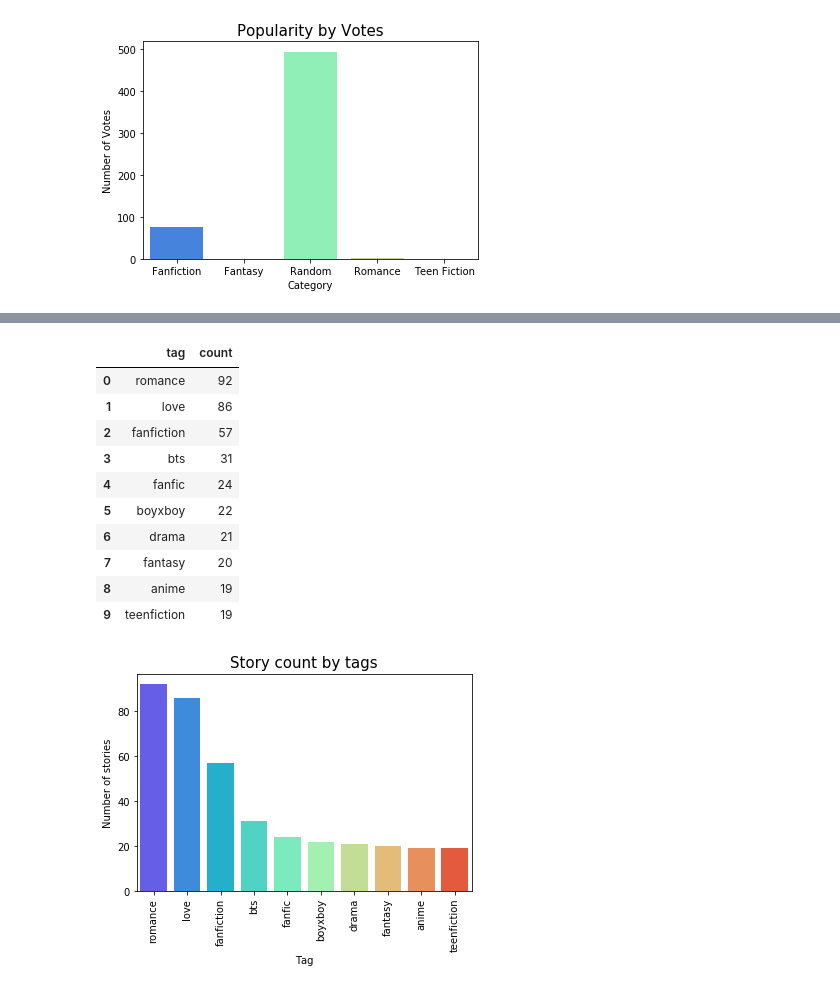
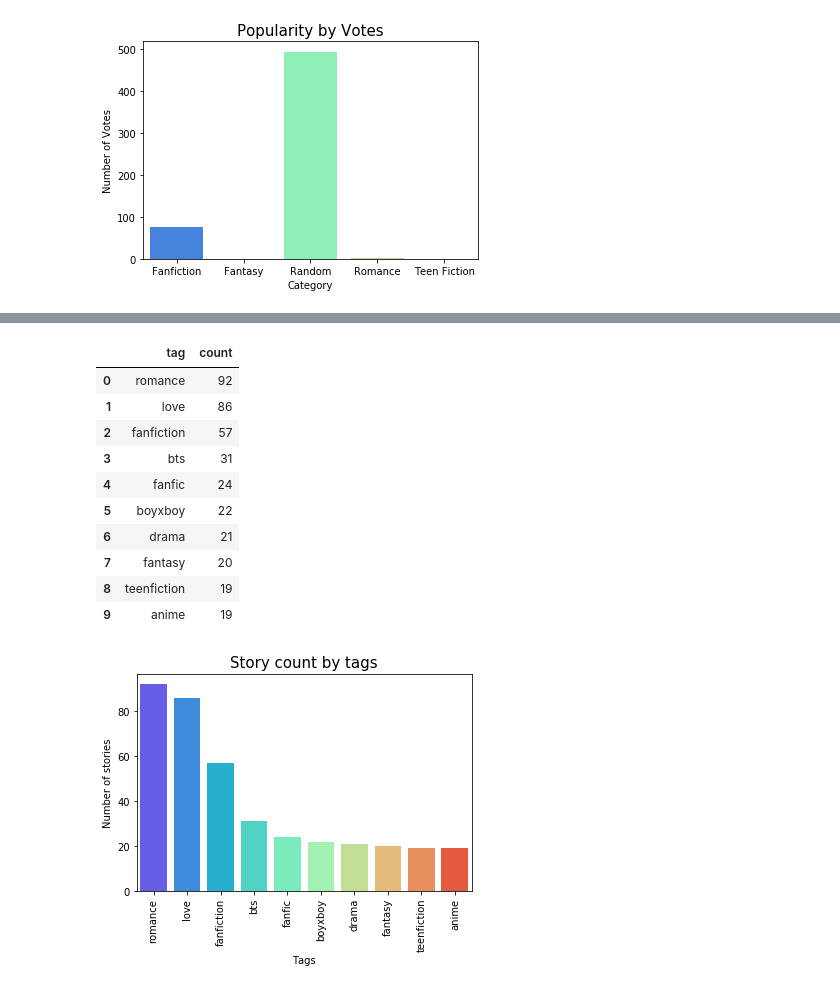
Before and after one commit to rupalimayekar/ProjectWattpad, a Jupyter notebook: WattpadAnalysis.ipynb, the cells around one changed output, grey strips where cells are left out. Drawn from its saved outputs; the diff is of its cells as text; code cells hidden in the pictures.

```diff
--- a/WattpadAnalysis.ipynb
+++ b/WattpadAnalysis.ipynb
@@ -187,5 +204,6 @@ dtypes: bool(3), int64(9), object(11)
 memory usage: 111.2+ KB
 # %%
+# Function to get the tags as a list from the tags columns
 def get_tag_list(tag_str):
     tag_str = tag_str.strip("['")
     tag_str = tag_str.strip("']")
@@ -197,13 +215,12 @@ def get_tag_list(tag_str):
 all_tags = []
 for index,row in stories_df.iterrows():
     tag = row["tags"]
-
     all_tags += get_tag_list(tag)
-    tags_set = set(all_tags)
 
 tags_df = pd.DataFrame({"tag": all_tags})
 tags_counts = pd.DataFrame(tags_df["tag"].value_counts())
-popular_tags = tags_counts.loc[tags_counts["tag"]>18]
+popular_tags = tags_counts.iloc[0:10, :]
+
 popular_tags.reset_index(inplace=True)
 popular_tags = popular_tags.rename(columns={"tag":"count","index":"tag"})
 popular_tags
@@ -217,18 +234,18 @@ popular_tags
 | 5 | boyxboy | 22 |
 | 6 | drama | 21 |
 | 7 | fantasy | 20 |
-| 8 | anime | 19 |
-| 9 | teenfiction | 19 |
+| 8 | teenfiction | 19 |
+| 9 | anime | 19 |
 # %%
 sns.barplot(x="tag", y="count", data=popular_tags, palette='rainbow')
 plt.title("Story count by tags", size=15)
 plt.ylabel("Number of stories", size=10)
-plt.xlabel("Tag", size=10)
+plt.xlabel("Tags", size=10)
 plt.xticks(rotation="vertical")
 plt.savefig("Images/tag_distribution_bar.png")
 plt.show()
 # %% [output]
-[figure, old version]
+[figure, new version]
 # %%
 # create a pie chart
 plt.figure(1, figsize=(6,6))
```
Also changed, not shown: parts of 17 cells of this notebook, 9 other files.
